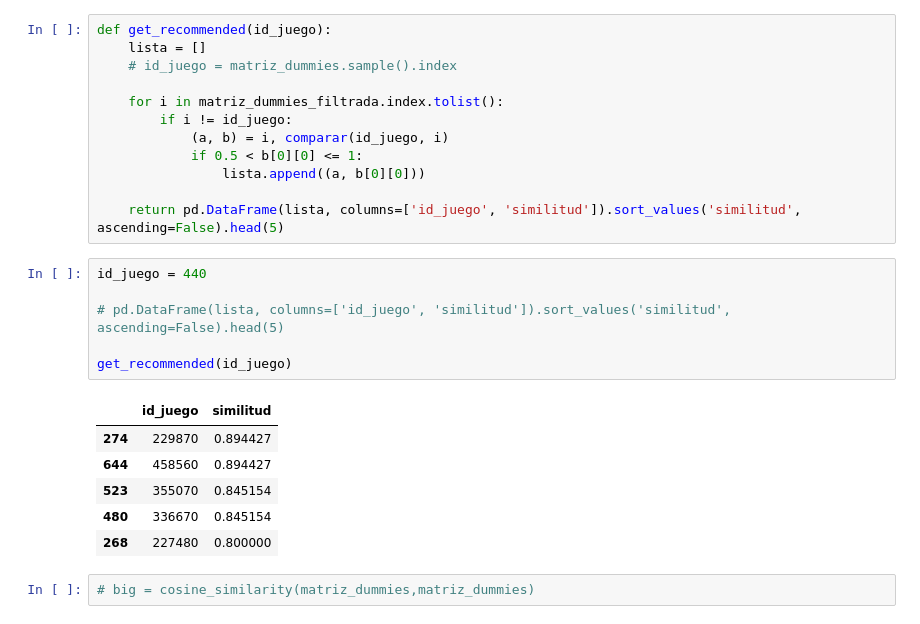
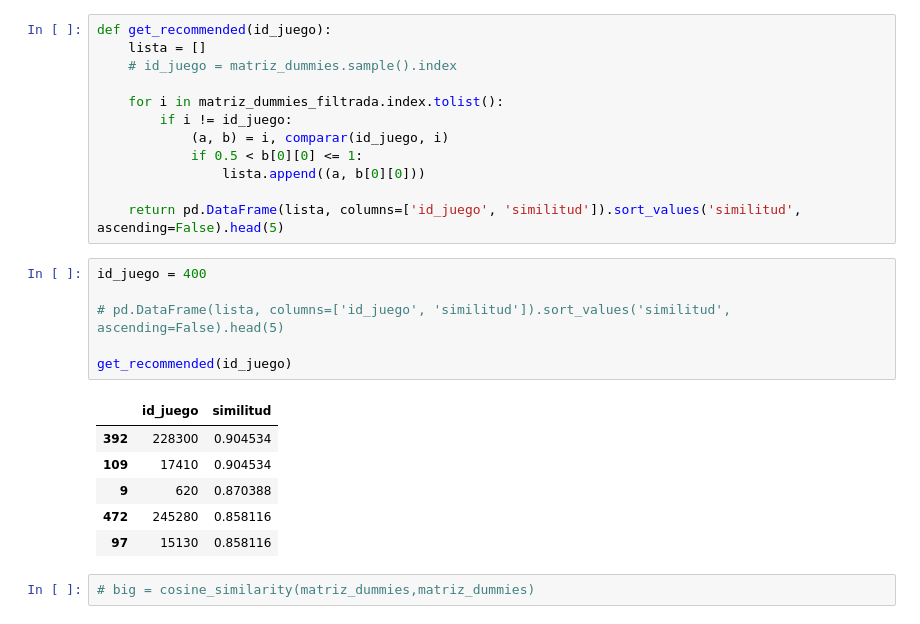
Before and after one commit to javierbengolea/PI_ML_OPS, a Jupyter notebook: main.ipynb, the cells around one changed output. Saved outputs shown, nothing was run; the diff lists cells and outputs as text.

```diff
--- a/main.ipynb
+++ b/main.ipynb
@@ -811,18 +816,18 @@ def get_recommended(id_juego):
 
     return pd.DataFrame(lista, columns=['id_juego', 'similitud']).sort_values('similitud', ascending=False).head(5)
 # %%
-id_juego = 440
+id_juego = 400
 
 # pd.DataFrame(lista, columns=['id_juego', 'similitud']).sort_values('similitud', ascending=False).head(5)
 
 get_recommended(id_juego)
 # %% [output]
 |  | id_juego | similitud |
-| 274 | 229870 | 0.894427 |
-| 644 | 458560 | 0.894427 |
-| 523 | 355070 | 0.845154 |
-| 480 | 336670 | 0.845154 |
-| 268 | 227480 | 0.800000 |
+| 392 | 228300 | 0.904534 |
+| 109 | 17410 | 0.904534 |
+| 9 | 620 | 0.870388 |
+| 472 | 245280 | 0.858116 |
+| 97 | 15130 | 0.858116 |
 # %%
 # big = cosine_similarity(matriz_dummies,matriz_dummies)
 # %%
```
Also changed, not shown: parts of 22 cells of this notebook, 2 other files.
